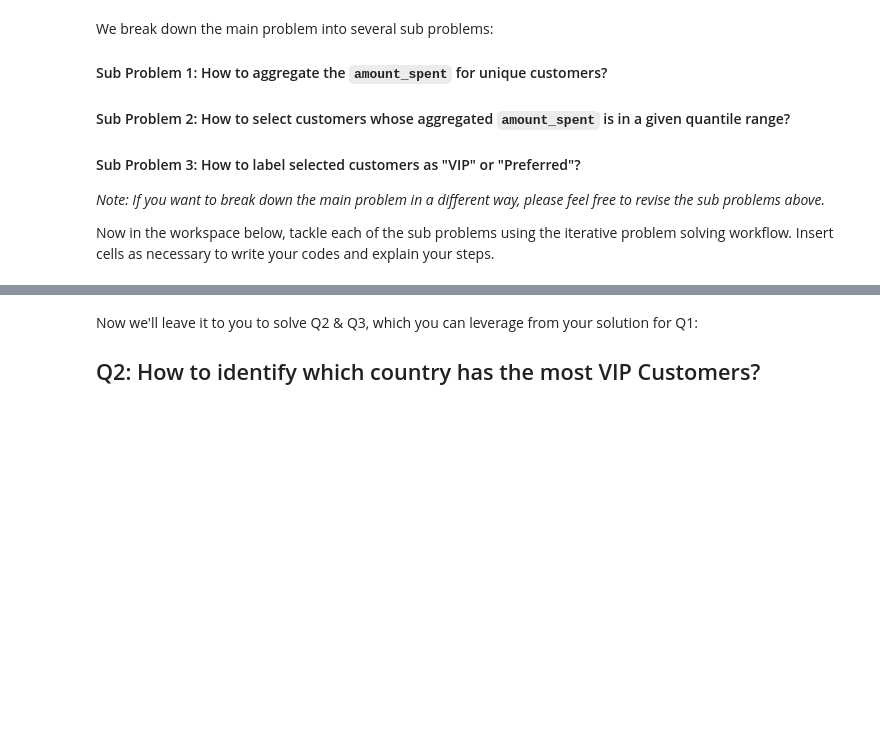
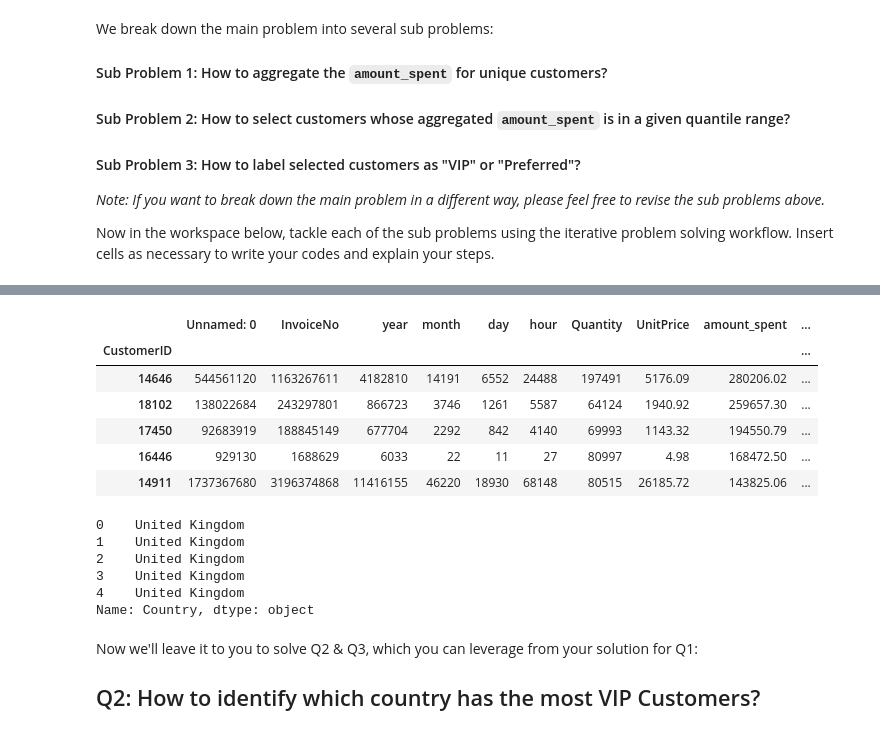
Before and after one commit to Ironhack-Data-Madrid-Octubre-2023/2.3-lab_df_calculation_and_transformation, a Jupyter notebook: your-code/challenge-3.ipynb, the cells around one changed output, grey strips where cells are left out. Saved outputs shown, nothing was run; the diff lists cells and outputs as text; code cells hidden in the pictures; blank space fills up the shorter version.

```diff
--- a/your-code/challenge-3.ipynb
+++ b/your-code/challenge-3.ipynb
@@ -85,0 +53,6 @@ customers
+# %%
+# your code here, group by por ID
+
+customer = orders.groupby("CustomerID").sum(numeric_only=True) #para ver la tabla agrupada por customer ID
+cust_orden = customer.sort_values('amount_spent', ascending=False) # Ordenamos por cantidad gastada por cliente
+cust_orden.head()
@@ -85,0 +67,3 @@ customers
+# %%
+per95 = np.percentile(cust_orden.amount_spent, 95) # Definimos los percentiles 95 y 75
+per75 = np.percentile(cust_orden.amount_spent,75)
@@ -86,3 +97,33 @@ customers
+# %%
+def cliente(x, es75, es95): # Defino una función para devolver si un cliente es vip o preferred
+    if (x>=es75) & (x<es95):
+        return 'Preferred' # devuelve 'preferred' si el valor x que recibe está entre percentil75 y 95
+    elif x>=es95:
+        return 'VIP' # devuelve 'vip' si el valor x que recibe está por encima de 95
+    else:
+        return '-'
+# %%
+cust_orden['VIP_OR_PREFERRED'] = cust_orden.amount_spent.apply(lambda x: cliente(x,per75,per95)) # Aplica la función que hemos definido a la columna amount_spent y con el return de la función creamos una columna nueva
+cust_orden.head()
+# %% [output]
+|  | Unnamed: 0 | InvoiceNo | year | month | day | hour | Quantity | UnitPrice | amount_spent | ... |
+| CustomerID |  |  |  |  |  |  |  |  |  | ... |
+| 14646 | 544561120 | 1163267611 | 4182810 | 14191 | 6552 | 24488 | 197491 | 5176.09 | 280206.02 | ... |
+| 18102 | 138022684 | 243297801 | 866723 | 3746 | 1261 | 5587 | 64124 | 1940.92 | 259657.30 | ... |
+| 17450 | 92683919 | 188845149 | 677704 | 2292 | 842 | 4140 | 69993 | 1143.32 | 194550.79 | ... |
+| 16446 | 929130 | 1688629 | 6033 | 22 | 11 | 27 | 80997 | 4.98 | 168472.50 | ... |
+| 14911 | 1737367680 | 3196374868 | 11416155 | 46220 | 18930 | 68148 | 80515 | 26185.72 | 143825.06 | ... |
+# %%
+orders['VIP_OR_PREFERRED'] = orders['amount_spent'].apply(lambda x: cliente(x, per75, per95))
+
+orders.Country.head()
+# %% [output]
+0    United Kingdom
+1    United Kingdom
+2    United Kingdom
+3    United Kingdom
+4    United Kingdom
+Name: Country, dtype: object
 # %% [markdown]
 Now we'll leave it to you to solve Q2 & Q3, which you can leverage from your solution for Q1:
 
```
Also changed, not shown: parts of 13 cells of this notebook, 1 other file.
